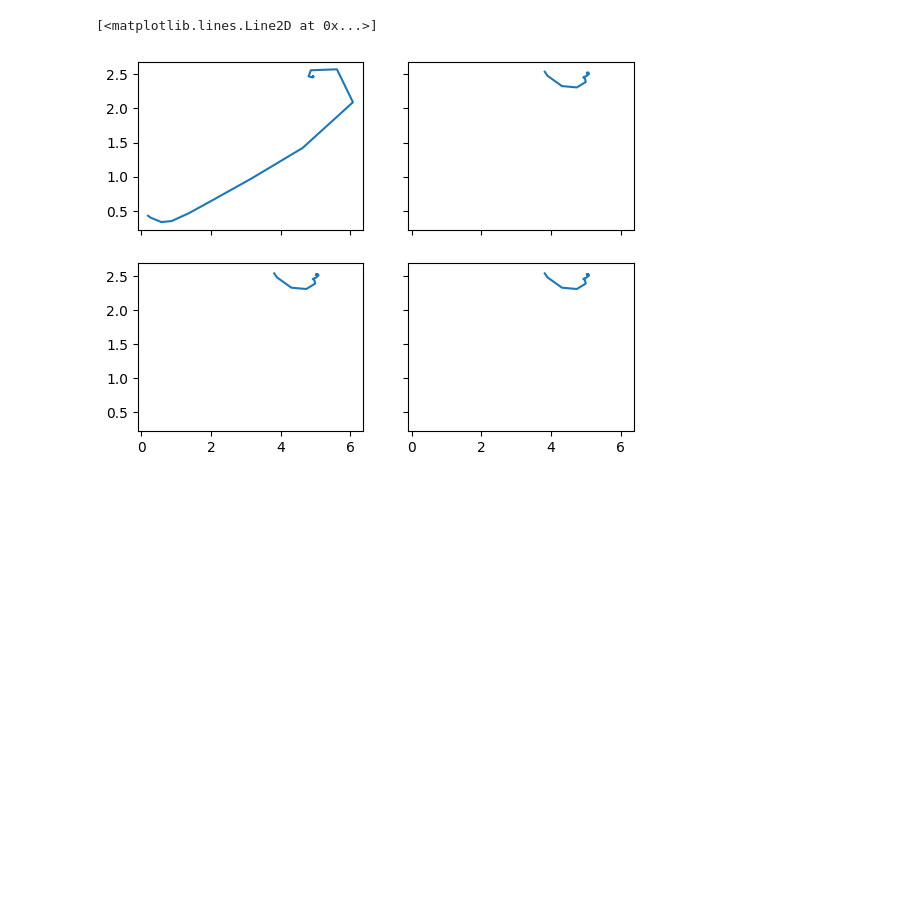
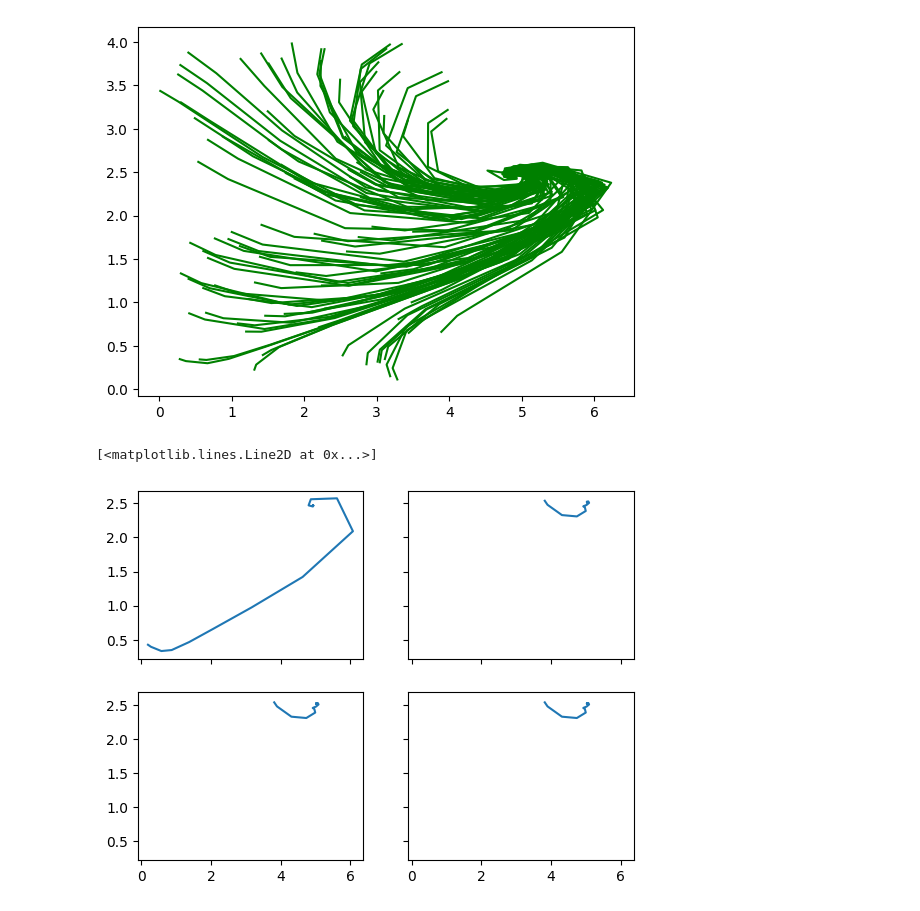
Before and after one commit to marcelvdla/CSSim, a Jupyter notebook: notebooks/perturbation.ipynb, the cells around one changed output. Drawn from its saved outputs; the diff is of its cells as text; code cells hidden in the pictures; blank space fills up the shorter version.

Commit message:
phase diagram for 1 system doesn't match what it should be

```diff
--- a/notebooks/perturbation.ipynb
+++ b/notebooks/perturbation.ipynb
@@ -28,6 +28,42 @@ perturbation_rule(t, u, params: List)
 
     References:
         Equation (18) in Cantin2020
+# %%
+# phase space figure 1
+n_ecosystems = 1
+params = dict(
+    rho = 4.2,
+    f = 1,
+    a_1 = 0,
+    h = 2,
+    a_2 = 0,
+    dists = None, # should there be n-distances here??
+    w_0 = 1,
+    alpha_0=-1,
+    beta_2 = 1,
+    l = 600,
+    P_0 = 1,
+    ecosystem_id_t_star = None,
+    n_ecosystems = n_ecosystems,
+)
+# %%
+# SOlutions for figure 1
+T = 50
+n_points = 100
+solutions_at_u0 = []
+u0s = np.random.uniform(low=0, high=4, size=(n_points, 2))
+for u0 in u0s:
+    solutions = solve_ivp(
+        perturbation_rule,
+        [0, T],
+        y0=u0,
+        args=(params.values(),))
+    solutions_at_u0.append(solutions.y)
+# %%
+for solution in solutions_at_u0:
+    plt.plot(solution[0, :], solution[1, :], color="g")
+# %% [output]
+[figure, added]
 # %%
 # Reproducing figure 7
 n_ecosystems = 2
```
Also changed, not shown: parts of 1 cell of this notebook, 1 other file.
